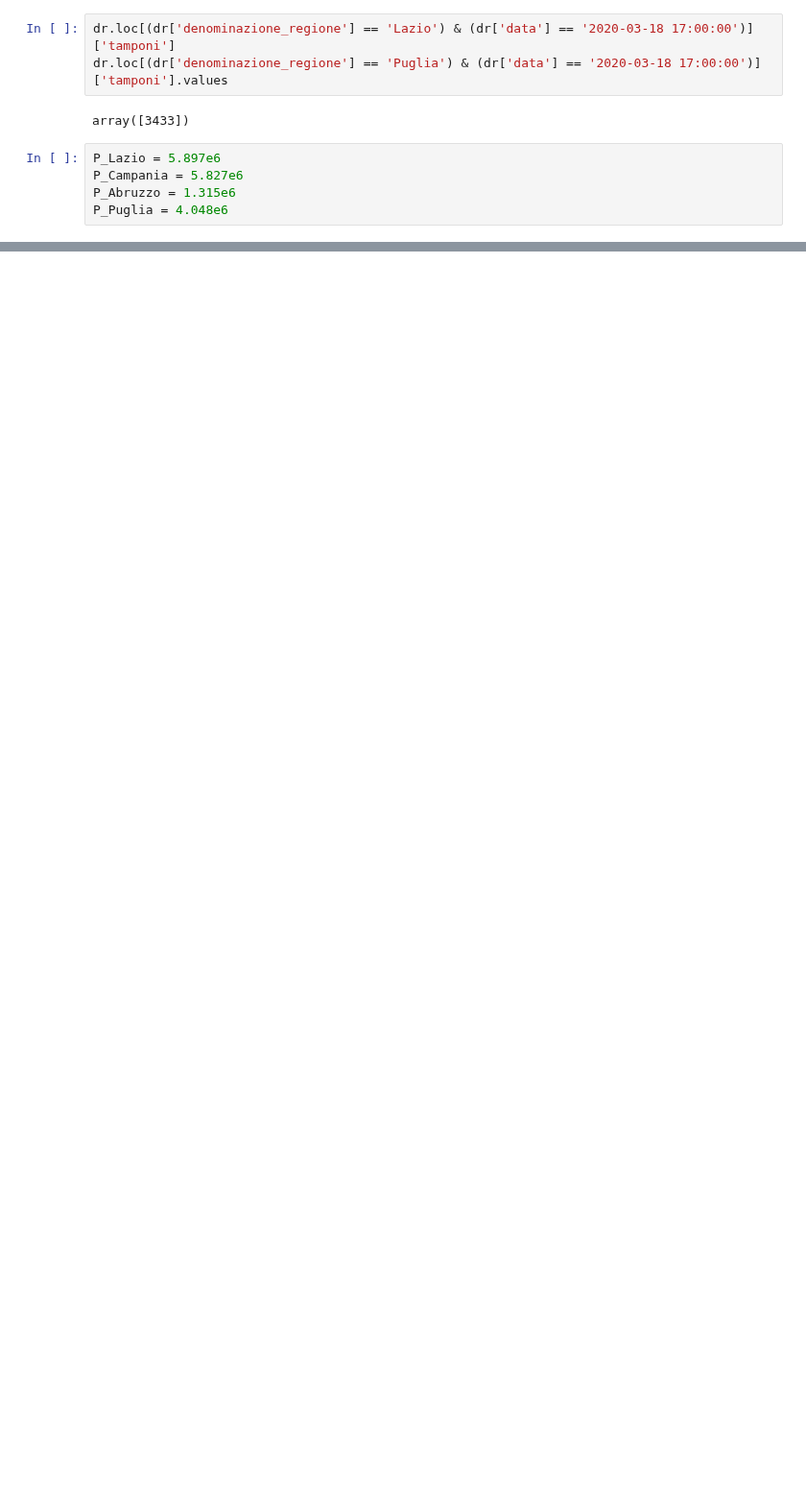
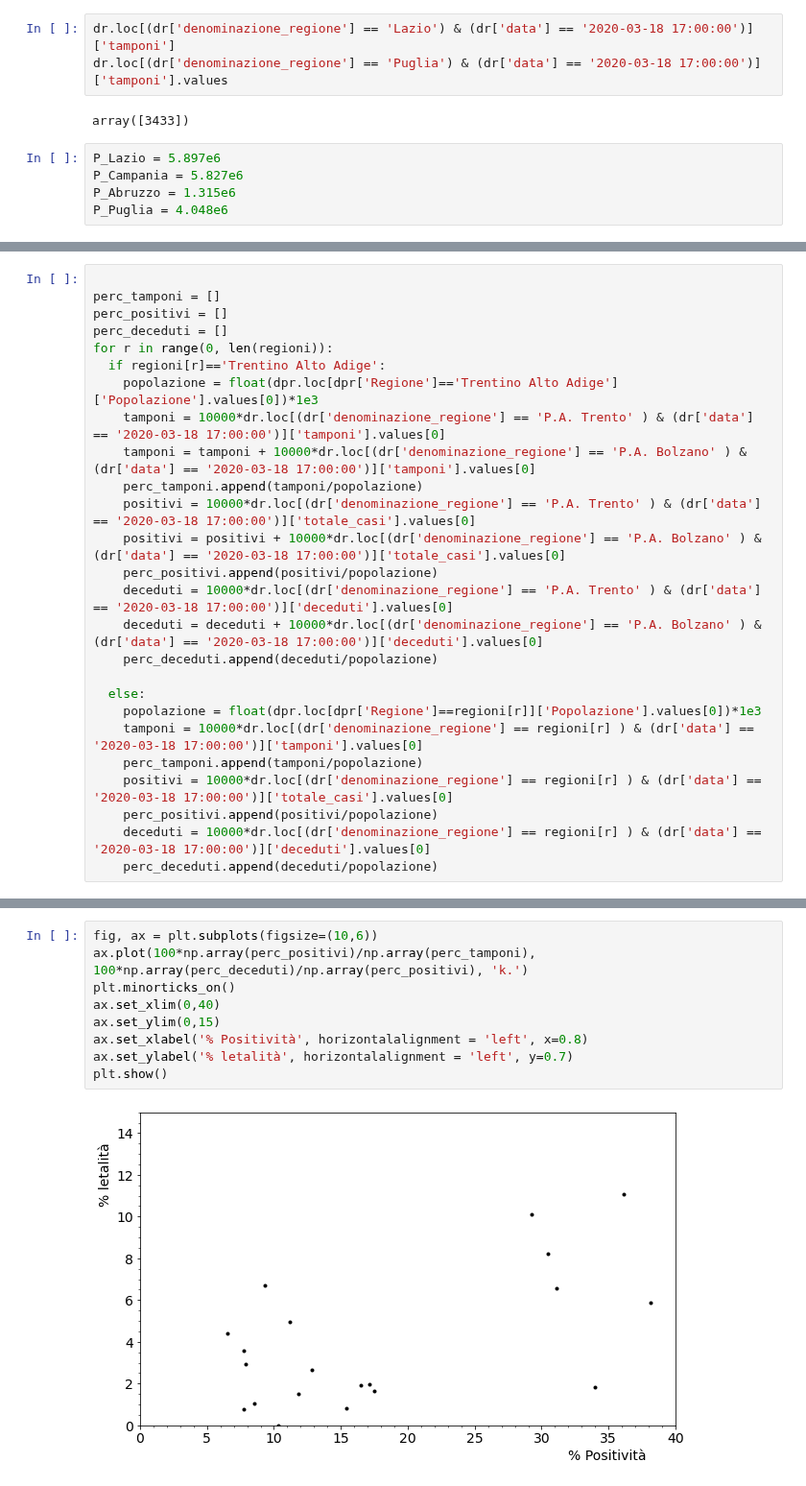
Before and after one commit to lorenzopaolucci/studenti, a Jupyter notebook: covid19.ipynb, the cells around one changed output, grey strips where cells are left out. Shown at 96% size. Cells and saved outputs as stored; diff of their text form; blank space fills up the shorter version.

```diff
--- a/covid19.ipynb
+++ b/covid19.ipynb
@@ -316,0 +300,26 @@ https://docs.google.com/spreadsheets/d/1qL5B_J6eV6bD9zicR0YsCIaUMU0BhTdSTrqC1UcD
+# %%
+
+perc_tamponi = []
+perc_positivi = []
+perc_deceduti = []
+for r in range(0, len(regioni)):
+  if regioni[r]=='Trentino Alto Adige':
+    popolazione = float(dpr.loc[dpr['Regione']=='Trentino Alto Adige']['Popolazione'].values[0])*1e3
+    tamponi = 10000*dr.loc[(dr['denominazione_regione'] == 'P.A. Trento' ) & (dr['data'] == '2020-03-18 17:00:00')]['tamponi'].values[0]
+    tamponi = tamponi + 10000*dr.loc[(dr['denominazione_regione'] == 'P.A. Bolzano' ) & (dr['data'] == '2020-03-18 17:00:00')]['tamponi'].values[0]
+    perc_tamponi.append(tamponi/popolazione)
+    positivi = 10000*dr.loc[(dr['denominazione_regione'] == 'P.A. Trento' ) & (dr['data'] == '2020-03-18 17:00:00')]['totale_casi'].values[0]
+    positivi = positivi + 10000*dr.loc[(dr['denominazione_regione'] == 'P.A. Bolzano' ) & (dr['data'] == '2020-03-18 17:00:00')]['totale_casi'].values[0]
+    perc_positivi.append(positivi/popolazione)
+    deceduti = 10000*dr.loc[(dr['denominazione_regione'] == 'P.A. Trento' ) & (dr['data'] == '2020-03-18 17:00:00')]['deceduti'].values[0]
+    deceduti = deceduti + 10000*dr.loc[(dr['denominazione_regione'] == 'P.A. Bolzano' ) & (dr['data'] == '2020-03-18 17:00:00')]['deceduti'].values[0]
+    perc_deceduti.append(deceduti/popolazione)
+
+  else:
+    popolazione = float(dpr.loc[dpr['Regione']==regioni[r]]['Popolazione'].values[0])*1e3
+    tamponi = 10000*dr.loc[(dr['denominazione_regione'] == regioni[r] ) & (dr['data'] == '2020-03-18 17:00:00')]['tamponi'].values[0]
+    perc_tamponi.append(tamponi/popolazione)
+    positivi = 10000*dr.loc[(dr['denominazione_regione'] == regioni[r] ) & (dr['data'] == '2020-03-18 17:00:00')]['totale_casi'].values[0]
+    perc_positivi.append(positivi/popolazione)
+    deceduti = 10000*dr.loc[(dr['denominazione_regione'] == regioni[r] ) & (dr['data'] == '2020-03-18 17:00:00')]['deceduti'].values[0]
+    perc_deceduti.append(deceduti/popolazione)
@@ -316,0 +351,11 @@ https://docs.google.com/spreadsheets/d/1qL5B_J6eV6bD9zicR0YsCIaUMU0BhTdSTrqC1UcD
+# %%
+fig, ax = plt.subplots(figsize=(10,6))
+ax.plot(100*np.array(perc_positivi)/np.array(perc_tamponi), 100*np.array(perc_deceduti)/np.array(perc_positivi), 'k.')
+plt.minorticks_on()
+ax.set_xlim(0,40)
+ax.set_ylim(0,15)
+ax.set_xlabel('% Positività', horizontalalignment = 'left', x=0.8)
+ax.set_ylabel('% letalità', horizontalalignment = 'left', y=0.7)
+plt.show()
+# %% [output]
+[figure, added]
```
Also changed, not shown: parts of 14 cells of this notebook.
